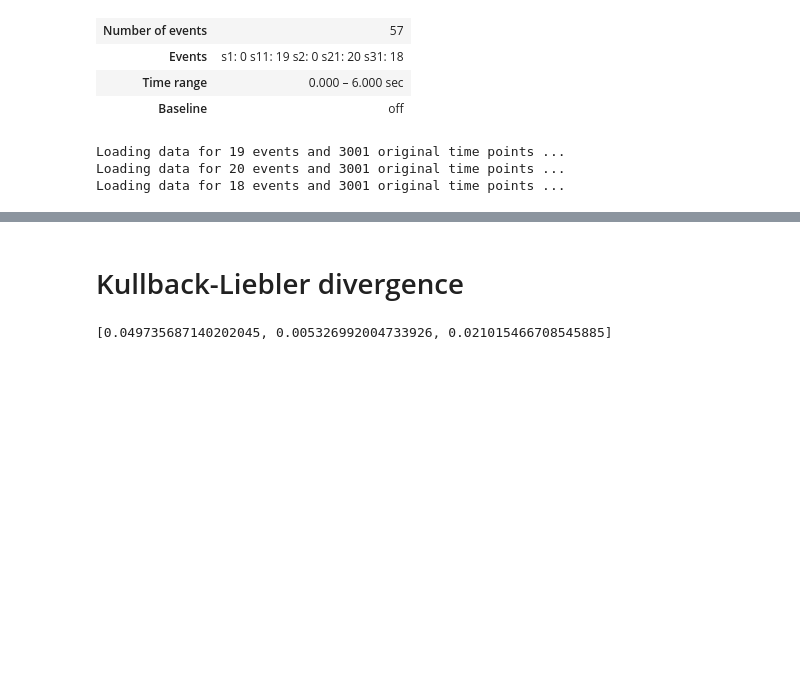
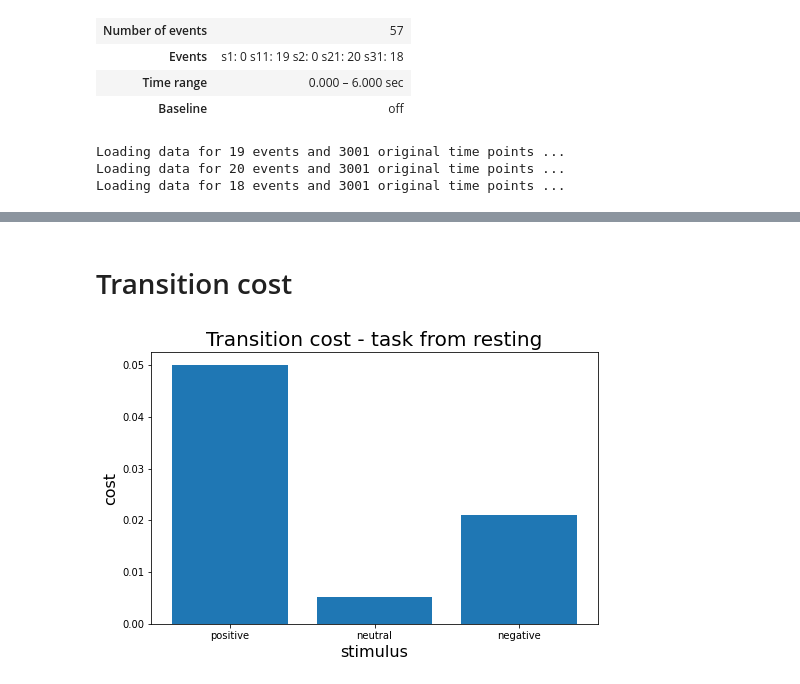
Before and after one commit to gbarzon/EEG-microstates, a Jupyter notebook: my_eeg.ipynb, the cells around one changed output, grey strips where cells are left out. Drawn from its saved outputs; the diff is of its cells as text; code cells hidden in the pictures; blank space fills up the shorter version.

```diff
--- a/my_eeg.ipynb
+++ b/my_eeg.ipynb
@@ -328,10 +357,10 @@ for i, task in enumerate(tasks):
         segmented = get_segmentation(trial, maps)
 
         ## count occurrences for probability
-        prob_task[i] += get_prob(segmented, states, normalize=False)
+        prob_task[i] += count_occur(segmented, states)
 
         ## count occurrences for transition matrix
-        q_matrix_task[i] += get_t_matrix(segmented, states, normalize=False)
+        q_matrix_task[i] += count_joint_occur(segmented, states)
 
     ## normalize
     prob_task[i] = prob_task[i] / np.sum(prob_task[i])
@@ -350,13 +383,14 @@ resting_states = get_segmentation(resting, maps)
 p_rest = get_prob(resting_states, states)
 q_rest = get_q_matrix(resting_states, states)
 t_rest = get_t_matrix(resting_states, states)
-# %% [markdown]
-# Kullback-Liebler divergence
+# %% [markdown]
+# Transition cost
 # %%
 # start matlab engine
 import matlab.engine
 
 eng = matlab.engine.start_matlab()
+eng.addpath('SB_toolbox-main')
 # %%
 # convert empirical distributions to Matlab arrays
 ini_dist = matlab.double(p_rest.reshape(-1,1).tolist())
@@ -370,15 +404,15 @@ for i, task in enumerate(tasks):
 
     P =  eng.solveSBP(ini_dist,tar_dist,Q)
     Ps.append(P)
-# %%
-print(Ps)
-# %% [output]
-[0.049735687140202045, 0.005326992004733926, 0.021015466708545885]
 # %%
-plt.figure()
+plt.figure(figsize=(8,5))
 
-plt.bar(tasks, Ps)
+plt.bar(['positive', 'neutral', 'negative'], Ps)
 
 plt.ylabel('cost', size=size)
+plt.xlabel('stimulus', size=size)
+plt.title('Transition cost - task from resting', size=size+4)
 
 plt.show()
+# %% [output]
+[figure, added]
```
Also changed, not shown: parts of 17 cells of this notebook, 2 other files.
